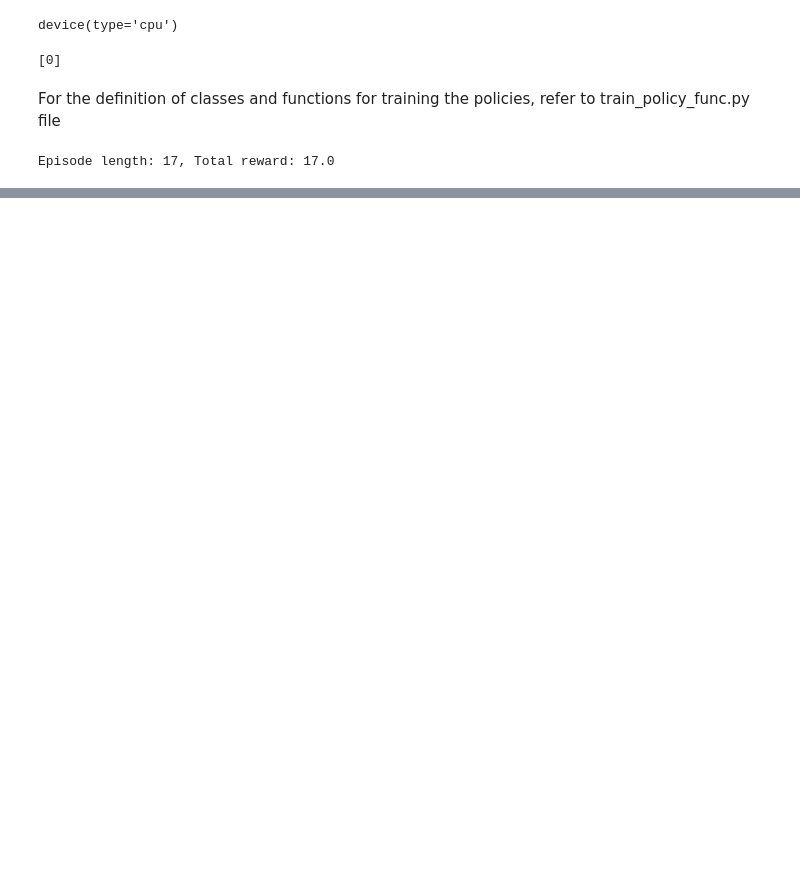
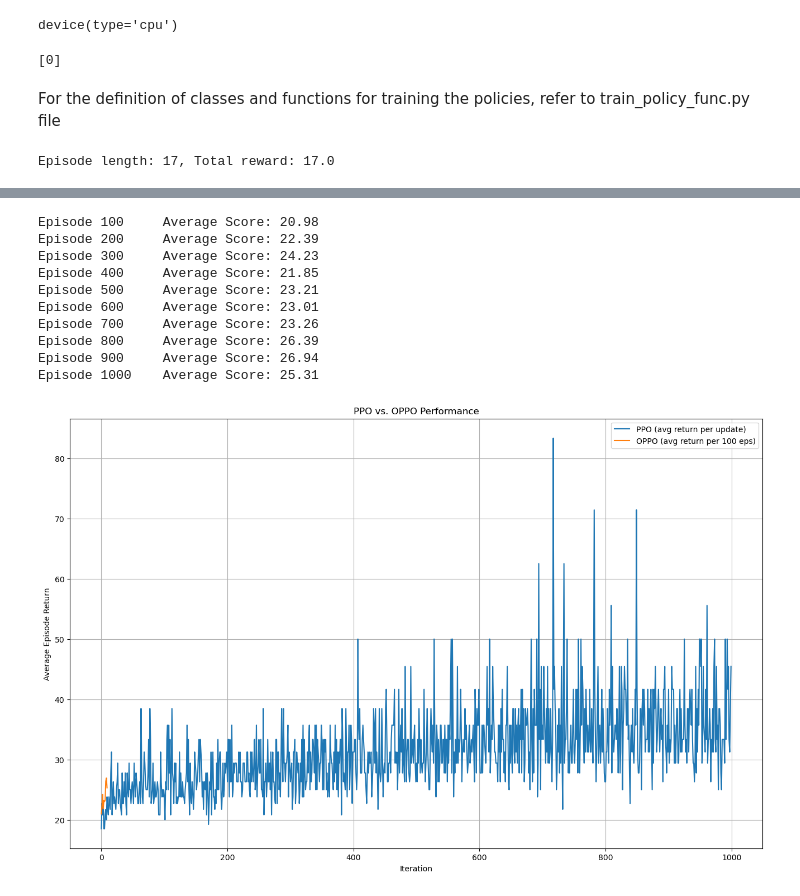
Before and after one commit to yk985/RL-RLHF, a Jupyter notebook: Trajectory_gen.ipynb, the cells around one changed output, grey strips where cells are left out. Drawn from its saved outputs; the diff is of its cells as text; code cells hidden in the pictures; blank space fills up the shorter version.

Commit message:
Poor performance; adding OPPO for comparison

```diff
--- a/Trajectory_gen.ipynb
+++ b/Trajectory_gen.ipynb
@@ -173,0 +191,70 @@ plot_trajectory_performance(traj1, traj2)
+# %%
+# Training loop for OPPO
+from OPPO import baseline_1, OPPO_update
+from Train_policy_func import Policy, device
+
+
+# ── Re-instantiate a fresh policy & optimizer for OPPO ──
+env_oppo   = gym.make(env_name)
+policy_oppo = Policy(state_size=env_oppo.observation_space.shape[0],
+                     action_size=env_oppo.action_space.n).to(device)
+opt_oppo    = torch.optim.Adam(policy_oppo.parameters(), lr=lr)
+
+# ── Hyperparams for OPPO ──
+n_episodes = updates      # keep same “number of iterations” for fair comparison
+max_t      = total_steps  # cap on steps per episode
+print_every=100
+
+# ── Run the OPPO training ──
+scores_oppo = OPPO_update(
+    policy       = policy_oppo,
+    optimizer    = opt_oppo,
+    env          = env_oppo,
+    baseline     = baseline_1,
+    n_episodes   = n_episodes,
+    max_t        = max_t,
+    gamma        = gamma,      # you can reuse your PPO γ
+    print_every  = print_every,
+    early_stop   = False
+)
+
+# ── Post-processing: smooth or average returns per “block” if you like
+avg_scores_oppo = [
+    np.mean(scores_oppo[i : i + print_every])
+    for i in range(0, len(scores_oppo), print_every)
+]
+
+# ── Now you have:
+#    avg_returns (from PPO loop, one per PPO update)
+#    avg_scores_oppo (one per print_every episodes of OPPO)
+
+# ── Plot them together:
+import matplotlib.pyplot as plt
+
+plt.figure()
+plt.plot(
+    np.arange(len(avg_returns)), avg_returns,
+    label="PPO (avg return per update)"
+)
+plt.plot(
+    np.arange(len(avg_scores_oppo)), avg_scores_oppo,
+    label=f"OPPO (avg return per {print_every} eps)"
+)
+plt.xlabel("Iteration")
+plt.ylabel("Average Episode Return")
+plt.legend()
+plt.grid(True)
+plt.title("PPO vs. OPPO Performance")
+plt.show()
+# %% [output]
+Episode 100     Average Score: 20.98
+Episode 200     Average Score: 22.39
+Episode 300     Average Score: 24.23
+Episode 400     Average Score: 21.85
+Episode 500     Average Score: 23.21
+Episode 600     Average Score: 23.01
+Episode 700     Average Score: 23.26
+Episode 800     Average Score: 26.39
+Episode 900     Average Score: 26.94
+Episode 1000    Average Score: 25.31
+[figure, added]
```
Also changed, not shown: parts of 4 cells of this notebook, 2 other files.
